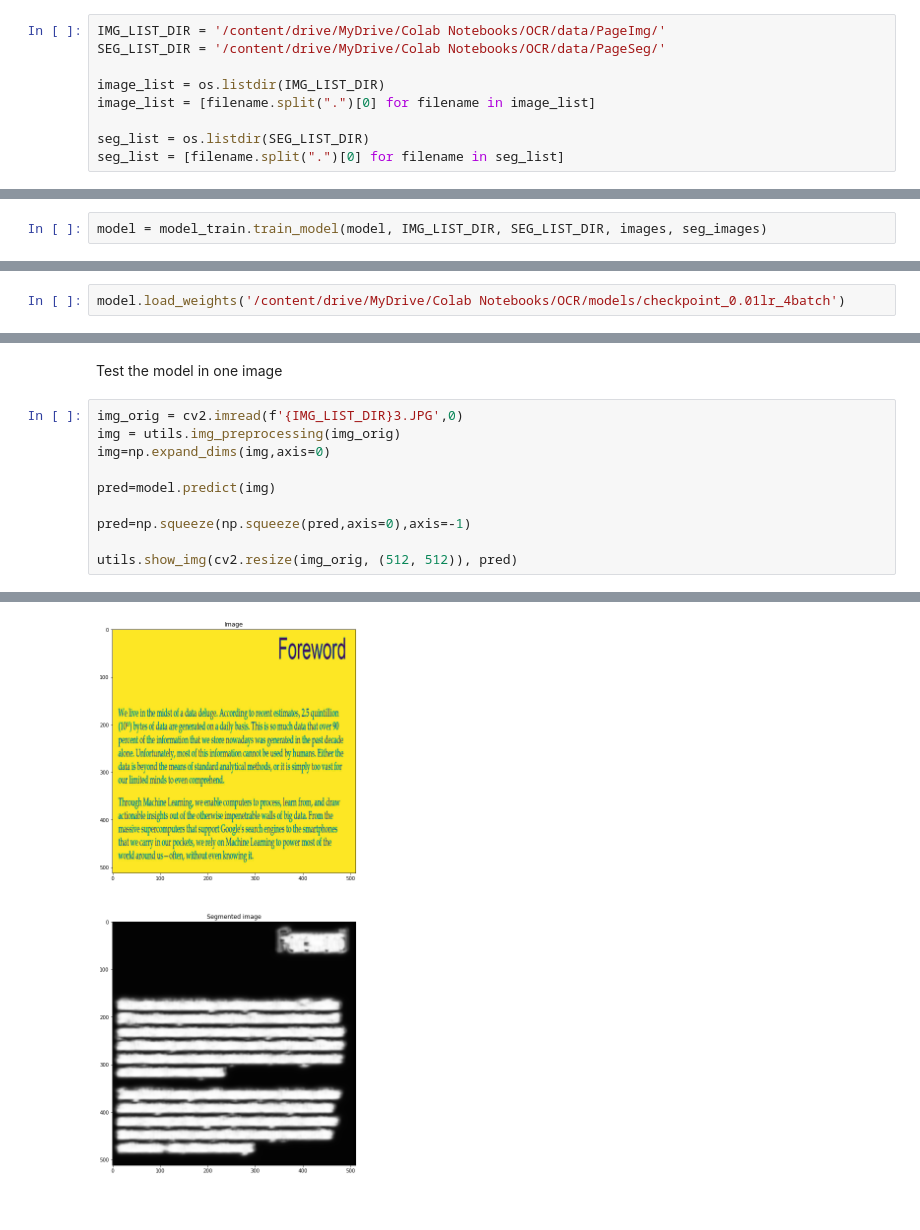
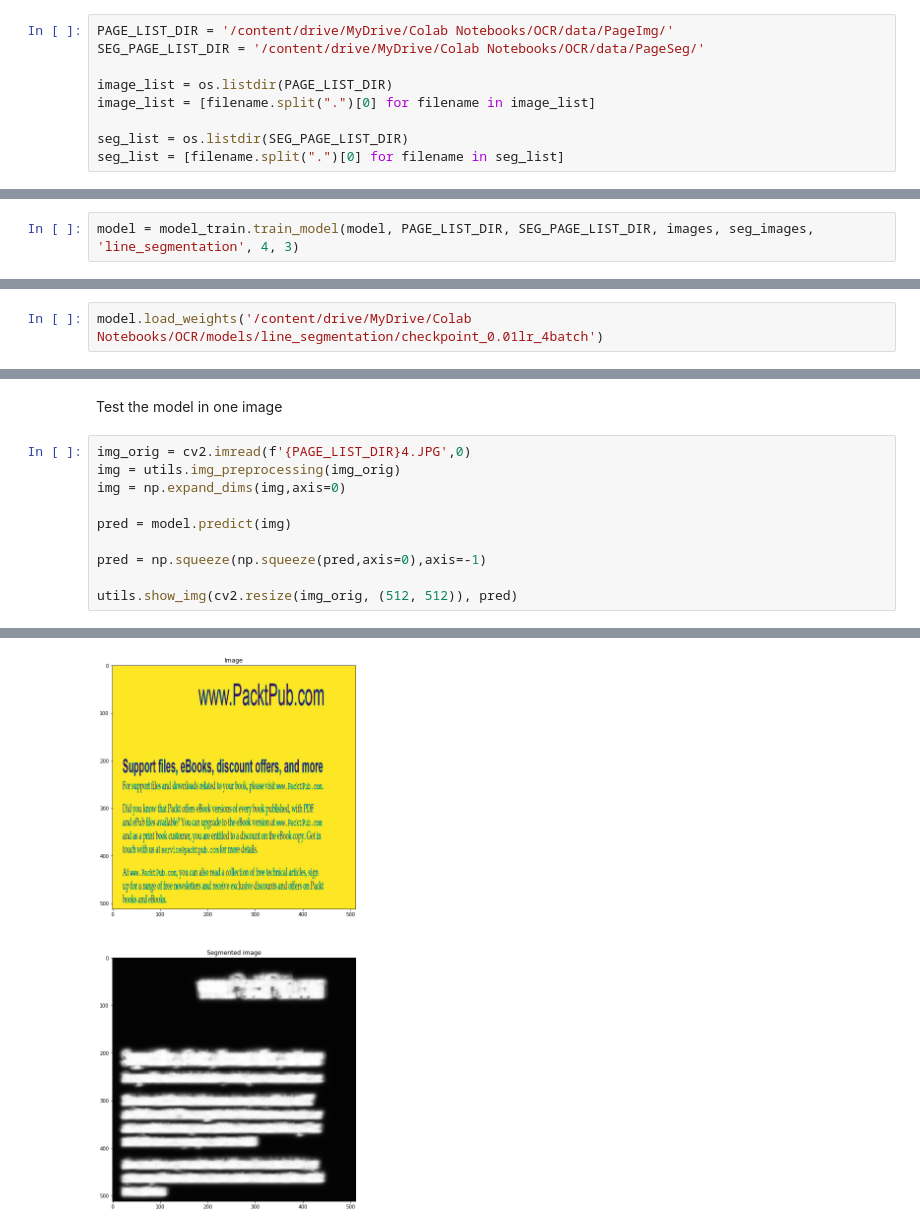
Before and after one commit to inesmcm26/ocr-from-scratch, a Jupyter notebook: notebooks/main.ipynb, the cells around one changed output, grey strips where cells are left out. Drawn from its saved outputs; the diff is of its cells as text.

```diff
--- a/notebooks/main.ipynb
+++ b/notebooks/main.ipynb
@@ -25,13 +28,13 @@ reload(model_train)
 # %% [markdown]
 Get list of images
 # %%
-IMG_LIST_DIR = '/content/drive/MyDrive/Colab Notebooks/OCR/data/PageImg/'
-SEG_LIST_DIR = '/content/drive/MyDrive/Colab Notebooks/OCR/data/PageSeg/'
+PAGE_LIST_DIR = '/content/drive/MyDrive/Colab Notebooks/OCR/data/PageImg/'
+SEG_PAGE_LIST_DIR = '/content/drive/MyDrive/Colab Notebooks/OCR/data/PageSeg/'
 
-image_list = os.listdir(IMG_LIST_DIR)
+image_list = os.listdir(PAGE_LIST_DIR)
 image_list = [filename.split(".")[0] for filename in image_list]
 
-seg_list = os.listdir(SEG_LIST_DIR)
+seg_list = os.listdir(SEG_PAGE_LIST_DIR)
 seg_list = [filename.split(".")[0] for filename in seg_list]
 # %% [markdown]
 Split data into train and test
@@ -69,5 +72,5 @@ Train the model
 # %%
-model = model_train.train_model(model, IMG_LIST_DIR, SEG_LIST_DIR, images, seg_images)
+model = model_train.train_model(model, PAGE_LIST_DIR, SEG_PAGE_LIST_DIR, images, seg_images, 'line_segmentation', 4, 3)
 # %% [output]
 Epoch 1/3
 Epoch 1: saving model to /content/drive/MyDrive/Colab Notebooks/OCR/models/cp.ckpt
@@ -81,19 +84,19 @@ Epoch 3: saving model to /content/drive/MyDrive/Colab Notebooks/OCR/models/cp.ck
 # %% [markdown]
 Load model
 # %%
-model.load_weights('/content/drive/MyDrive/Colab Notebooks/OCR/models/checkpoint_0.01lr_4batch')
+model.load_weights('/content/drive/MyDrive/Colab Notebooks/OCR/models/line_segmentation/checkpoint_0.01lr_4batch')
 # %% [output]
 <tensorflow.python.checkpoint.checkpoint.CheckpointLoadStatus at 0x...>
 # %% [markdown]
 Test the model in one image
 # %%
-img_orig = cv2.imread(f'{IMG_LIST_DIR}3.JPG',0)
+img_orig = cv2.imread(f'{PAGE_LIST_DIR}4.JPG',0)
 img = utils.img_preprocessing(img_orig)
-img=np.expand_dims(img,axis=0)
+img = np.expand_dims(img,axis=0)
 
-pred=model.predict(img)
+pred = model.predict(img)
 
-pred=np.squeeze(np.squeeze(pred,axis=0),axis=-1)
+pred = np.squeeze(np.squeeze(pred,axis=0),axis=-1)
 
 utils.show_img(cv2.resize(img_orig, (512, 512)), pred)
 # %% [output]
@@ -101 +104 @@ utils.show_img(cv2.resize(img_orig, (512, 512)), pred)
-[figure, old version]
+[figure, new version]
```
Also changed, not shown: parts of 17 cells of this notebook.
